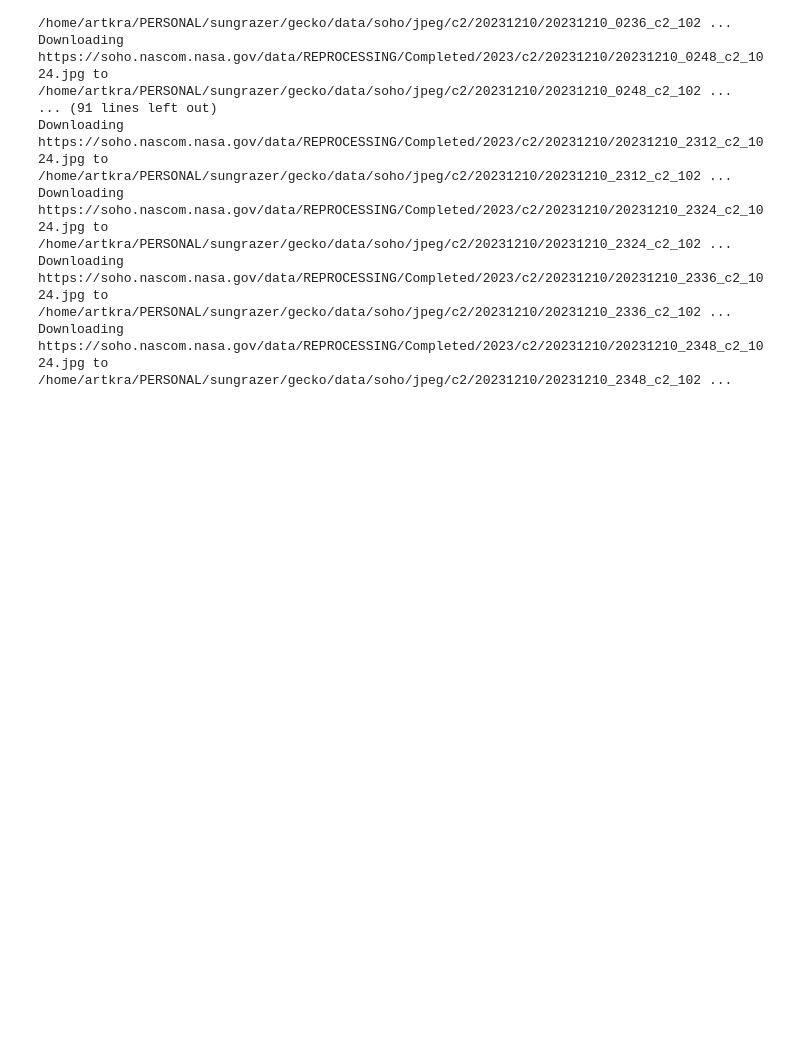
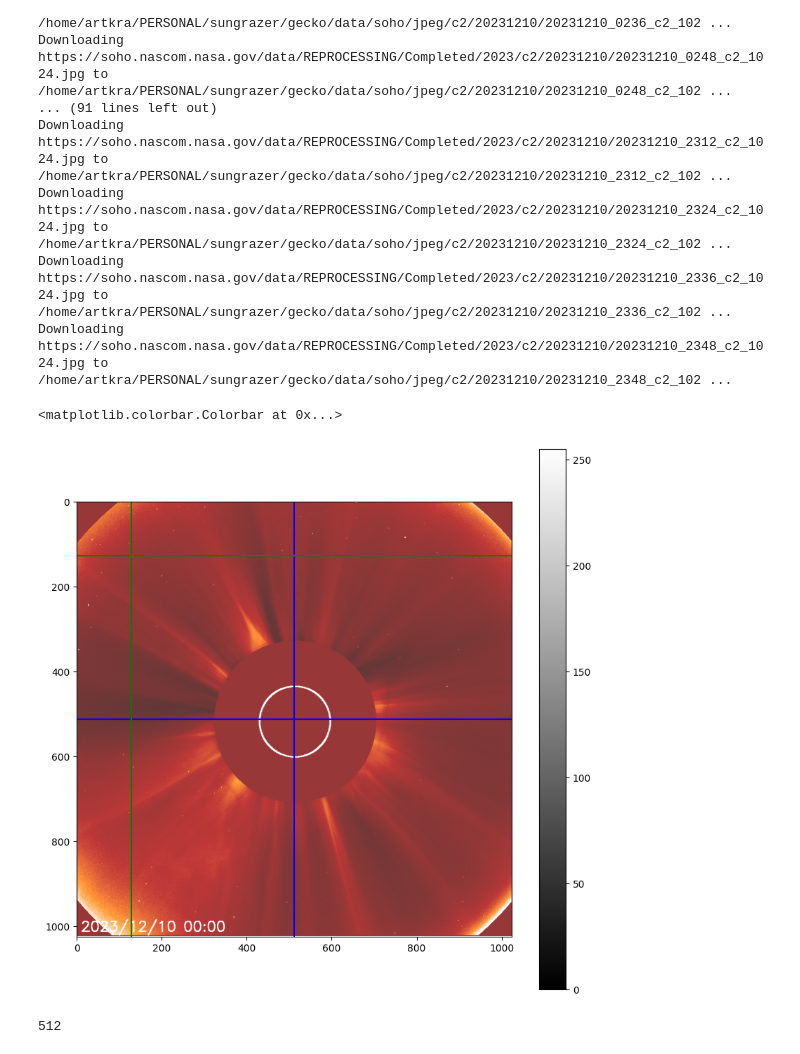
Before and after one commit to artkra/gecko, a Jupyter notebook: poc.ipynb, the cells around one changed output. Drawn from its saved outputs; the diff is of its cells as text; code cells hidden in the pictures; blank space fills up the shorter version.

Commit message:
wip data loaders.

```diff
--- a/poc.ipynb
+++ b/poc.ipynb
@@ -123,0 +45,22 @@ Downloading https://soho.nascom.nasa.gov/data/REPROCESSING/Completed/2023/c2/202
+# %%
+img_pil = Image.open(
+    '/home/artkra/PERSONAL/sungrazer/gecko/data/soho/jpeg/c2/20231210/20231210_0000_c2_1024.jpg'
+).convert('RGBA')
+img_pil.putalpha(200)
+img = np.asarray(img_pil)
+# %%
+fig, ax = plt.subplots(figsize=(10, 10), sharex=True, sharey=True)
+ax.axhline(2<<8, color='blue')
+ax.axvline(2<<8, color='blue')
+ax.axhline(2<<6, color='green')
+ax.axvline(2<<6, color='green')
+
+imgplot = plt.imshow(img, cmap='gray')
+plt.colorbar()
+# %% [output]
+<matplotlib.colorbar.Colorbar at 0x...>
+[figure, added]
+# %%
+2<<8
+# %% [output]
+512
```
Also changed, not shown: parts of 6 cells of this notebook, 1 other file.
